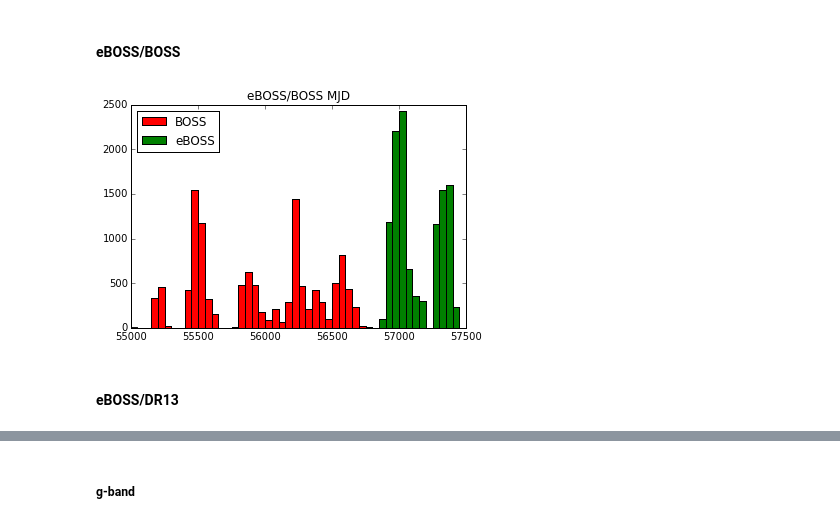
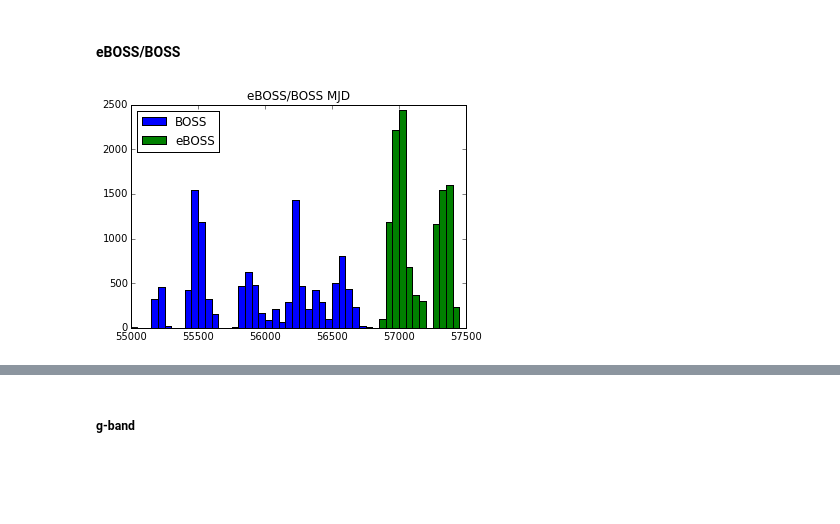
Before and after one commit to belaa/eboss-lya-qa, a Jupyter notebook: eboss_boss_repeat_qsos.ipynb, the cells around one changed output, grey strips where cells are left out. Drawn from its saved outputs; the diff is of its cells as text; code cells hidden in the pictures; blank space fills up the shorter version.

```diff
--- a/eboss_boss_repeat_qsos.ipynb
+++ b/eboss_boss_repeat_qsos.ipynb
@@ -28,6 +23,5 @@ from astropy.table import Table, join, hstack, unique
 
 ``bossquery --full --what 'PLATE,MJD,FIBER,THING_ID,RUN,RERUN,CAMCOL,FIELD,ID,PLUG_RA,PLUG_DEC,SPECTROFLUX_1,SPECTROFLUX_2,SPECTROFLUX_3' --where 'CLASS="QSO" and ZWARNING=0 and Z_ERR>0 and RUN>0 and EBOSS_TARGET1&4096>0' --max-rows 100000 --save eboss_qsos.dat``
 # %%
-boss = Table.read('boss_qsos.dat', format='ascii')
-dr13 = Table.read('dr13_qsos.dat', format='ascii')
+boss = Table.read('dr13_qsos.dat', format='ascii')
 eboss = Table.read('eboss_qsos.dat', format='ascii')
@@ -63,9 +44,7 @@ eboss_boss_repeats = Table([eboss_boss_overlap['PLATE_E'],eboss_boss_overlap['MJ
 # %%
 plt.title('eBOSS/BOSS MJD')
-plt.hist(eboss_boss_repeats['MJD_B'], bins=50, color='r', label='BOSS', range=(55000, 57500))
+plt.hist(eboss_boss_repeats['MJD_B'], bins=50, color='b', label='BOSS', range=(55000, 57500))
 plt.hist(eboss_boss_repeats['MJD_E'], bins=50, color='g', label='eBOSS', range=(55000, 57500))
 plt.legend(loc='upper left');
 # %% [output]
-[figure, old version]
+[figure, new version]
-# %% [markdown]
-#### eBOSS/DR13
```
Also changed, not shown: parts of 16 cells of this notebook, 1 other file.
